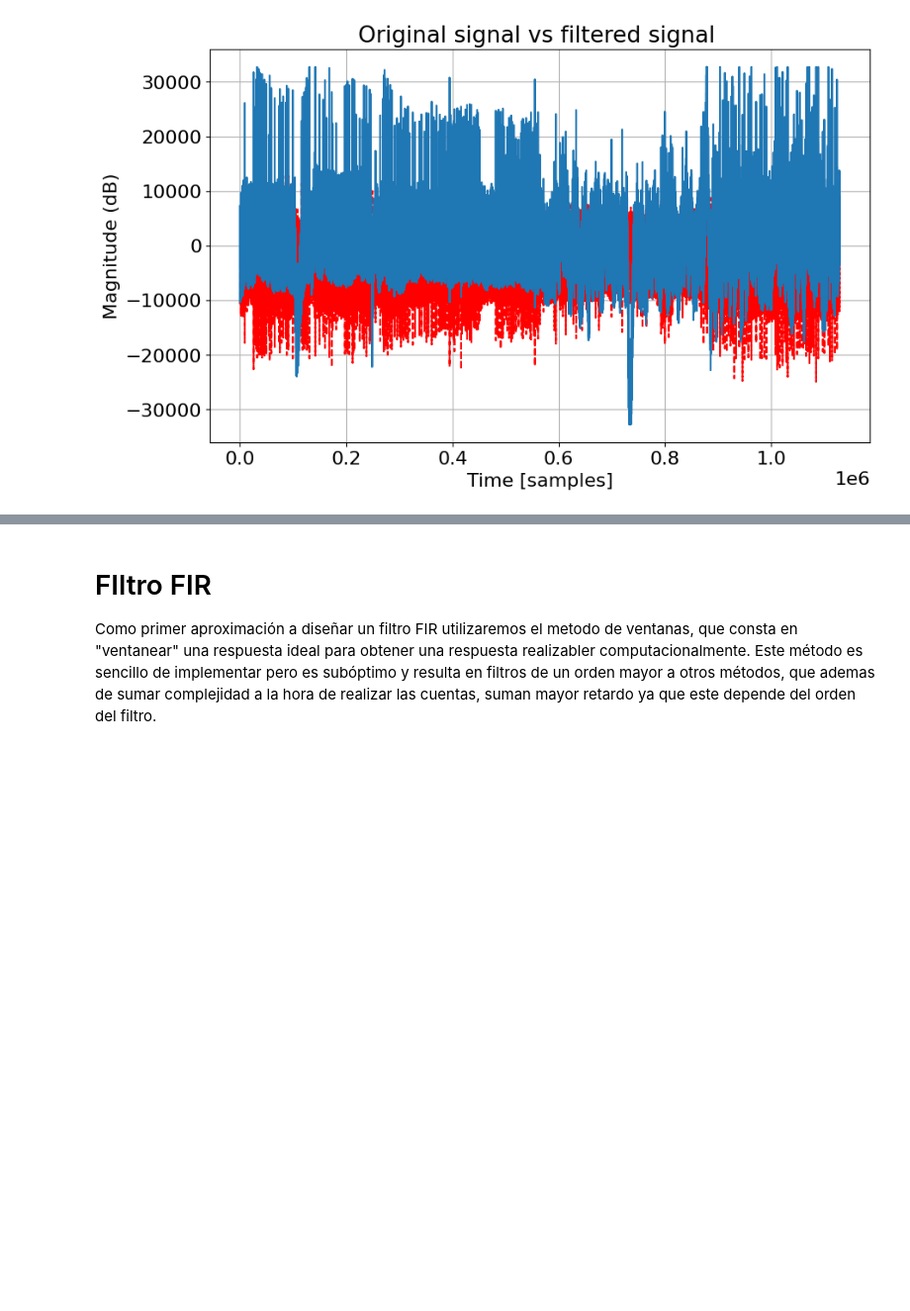
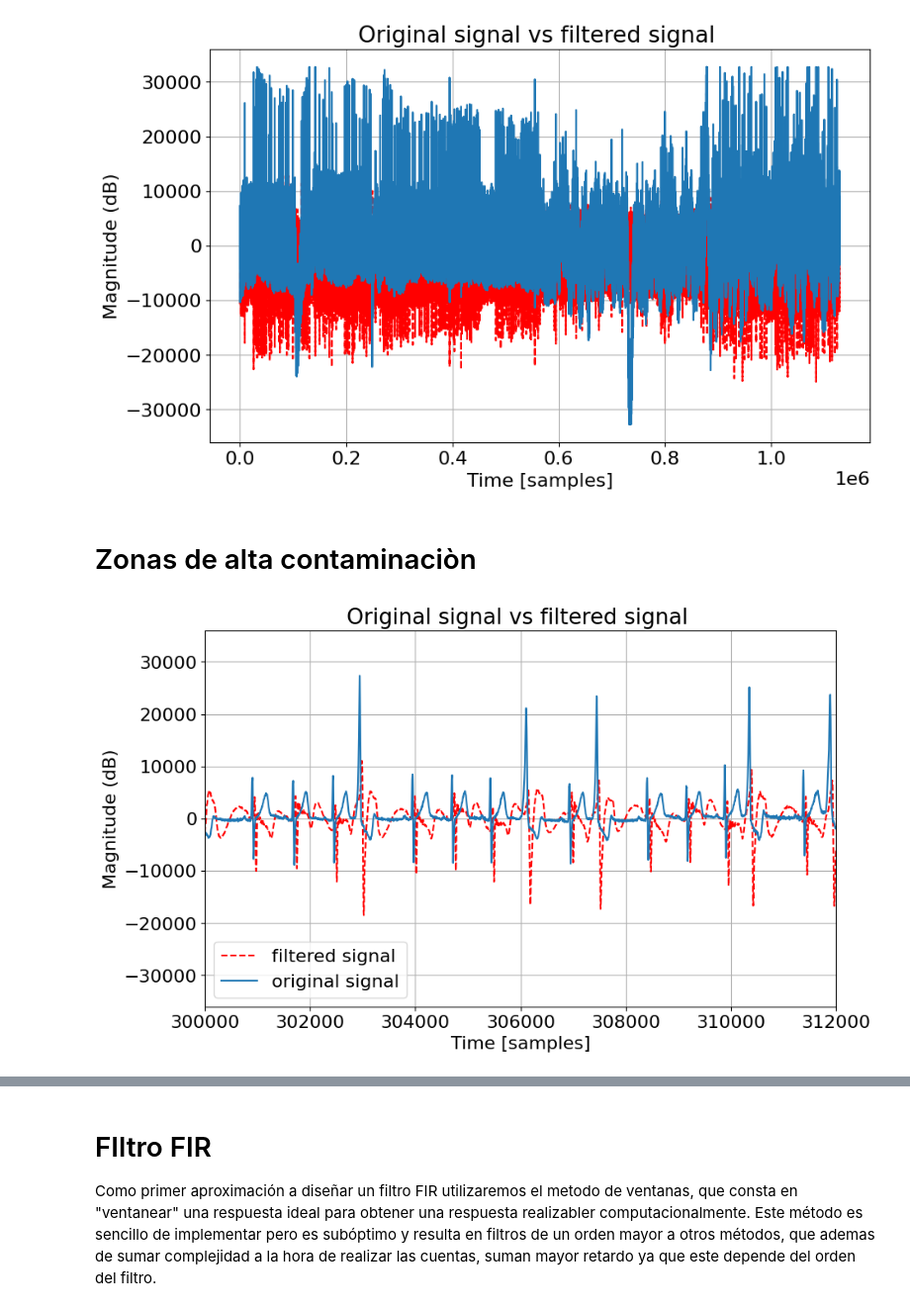
Before and after one commit to joacocibeira/PDS, a Jupyter notebook: tp_09/tp_09.ipynb, the cells around one changed output, grey strips where cells are left out. Shown at 99% size. Cells and saved outputs as stored; diff of their text form; code cells hidden in the pictures; blank space fills up the shorter version.

```diff
--- a/tp_09/tp_09.ipynb
+++ b/tp_09/tp_09.ipynb
@@ -98,3 +98,19 @@ plt.grid()
 plt.show()
 # %% [output]
 [figure]
+# %% [markdown]
+# Zonas de alta contaminaciòn
+# %%
+plt.figure(figsize=(10, 6))
+plt.plot(ecg_filter_1, "--r", label='filtered signal')
+plt.plot(ecg_lead, label='original signal')
+plt.title("Original signal vs filtered signal ")
+plt.xlabel("Time [samples]")
+plt.ylabel("Magnitude (dB)")
+plt.xlim(300000,312000)
+plt.grid()
+plt.legend()
+
+plt.show()
+# %% [output]
+[figure, added]
```
Also changed, not shown: parts of 16 cells of this notebook.
